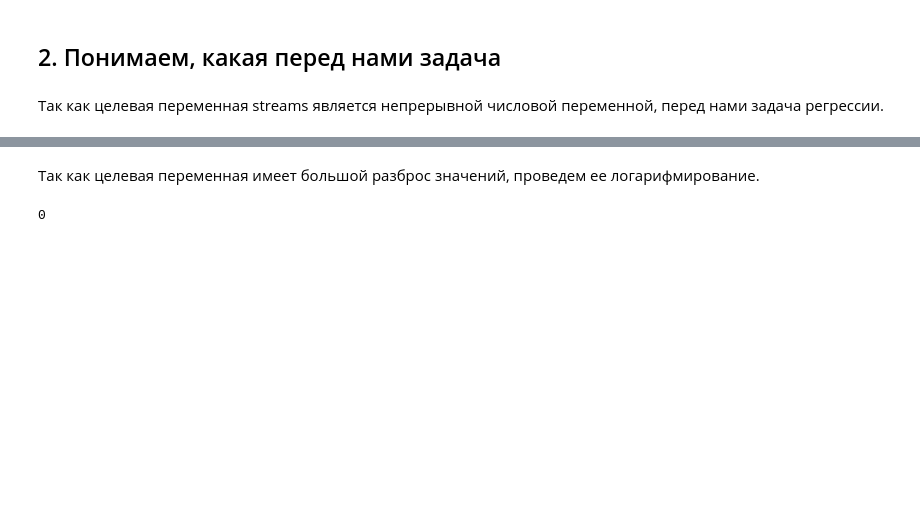
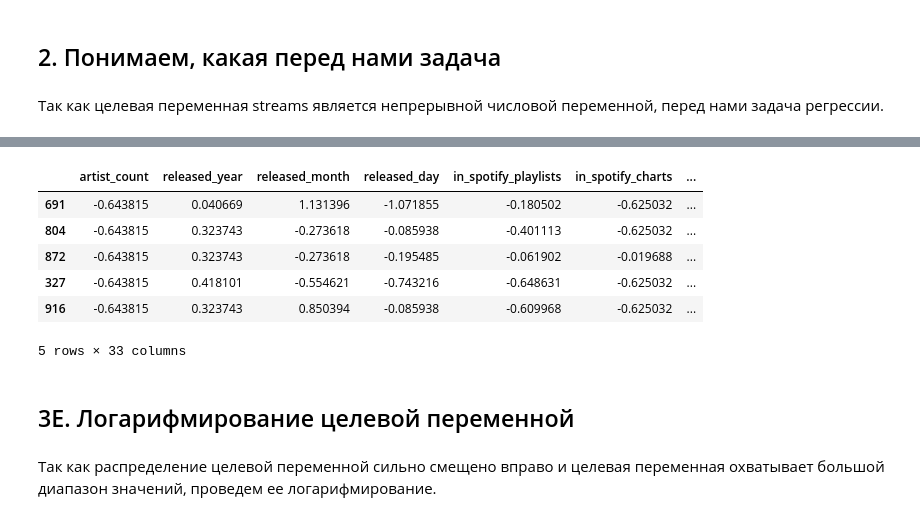
Before and after one commit to PolinaKliushova/ai_labs, a Jupyter notebook: notebooks/labs/03_lab_ml_intro.ipynb, the cells around one changed output, grey strips where cells are left out. Cells and saved outputs as stored; diff of their text form; code cells hidden in the pictures; blank space fills up the shorter version.

```diff
--- a/notebooks/labs/03_lab_ml_intro.ipynb
+++ b/notebooks/labs/03_lab_ml_intro.ipynb
@@ -111,7 +222,29 @@ dtype: int64
+# %%
+cat_ohe = ohe.fit_transform(X_train[cat_columns]).toarray()
+#fit_transform() обучает OneHotEncoder на данных X_train и выполняет преобразование категориальных колонок в "one-hot" векторы.
+#toarray() преобразует результат в массив numpy
+
+X_train[ohe.get_feature_names_out().tolist()] = cat_ohe #Добавление закодированных признаков в X_train
+#get_feature_names_out() возвращает имена новых колонок
+X_train = X_train.drop(columns=cat_columns, axis=1) #Удаление исходных категориальных признаков из X_train
+
+cat_ohe_test = ohe.transform(X_test[cat_columns]).toarray()
+#transform() применяет обученный OneHotEncoder к X_test
+
+X_test[ohe.get_feature_names_out().tolist()] = cat_ohe_test
+X_test = X_test.drop(columns=cat_columns, axis=1)
+
+X_train.head()
+# %% [output]
+|  | artist_count | released_year | released_month | released_day | in_spotify_playlists | in_spotify_charts | ... |
+| 691 | -0.643815 | 0.040669 | 1.131396 | -1.071855 | -0.180502 | -0.625032 | ... |
+| 804 | -0.643815 | 0.323743 | -0.273618 | -0.085938 | -0.401113 | -0.625032 | ... |
+| 872 | -0.643815 | 0.323743 | -0.273618 | -0.195485 | -0.061902 | -0.019688 | ... |
+| 327 | -0.643815 | 0.418101 | -0.554621 | -0.743216 | -0.648631 | -0.625032 | ... |
+| 916 | -0.643815 | 0.323743 | 0.850394 | -0.085938 | -0.609968 | -0.625032 | ... |
+5 rows × 33 columns
+# %% [markdown]
+## 3E. Логарифмирование целевой переменной
 # %% [markdown]
-Так как целевая переменная имеет большой разброс значений, проведем ее логарифмирование.
+Так как распределение целевой переменной сильно смещено вправо и целевая переменная охватывает большой диапазон значений, проведем ее логарифмирование.
-# %%
-np.sum(data['streams']==0)
-# %% [output]
-0
 # %%
```
Also changed, not shown: parts of 32 cells of this notebook.
